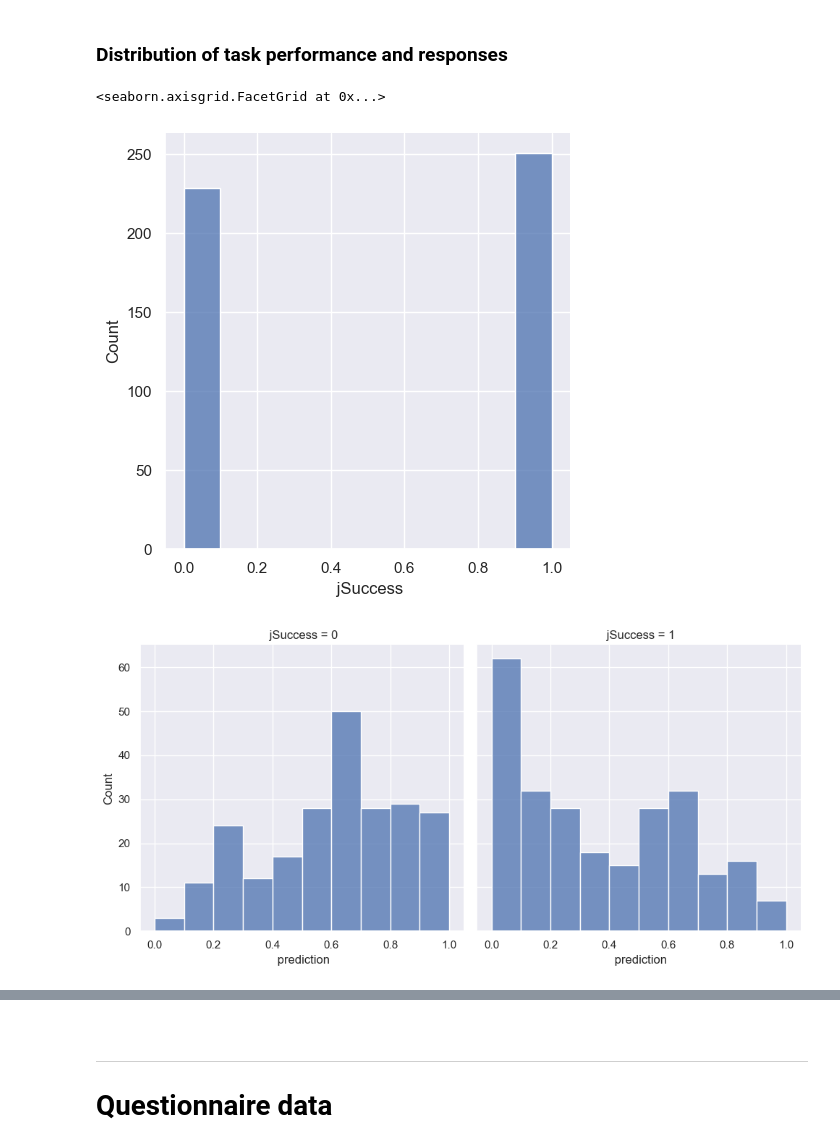
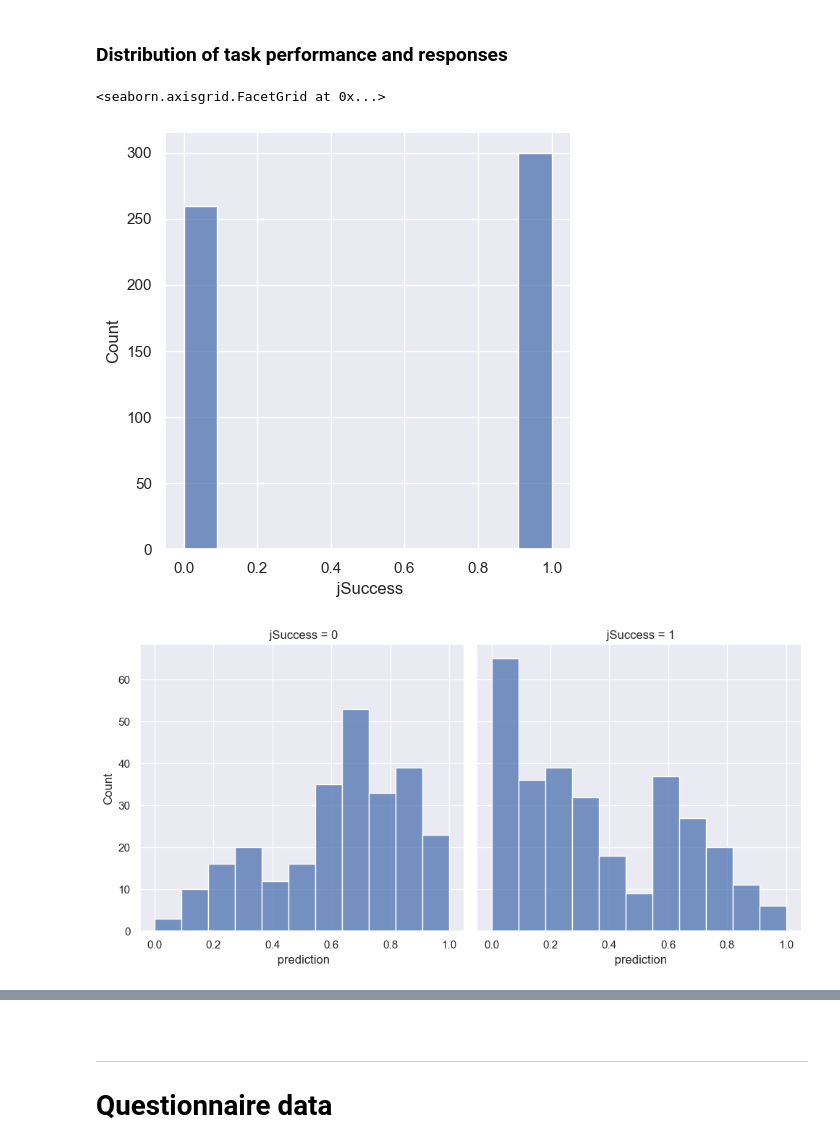
Before and after one commit to alexjhess/metac-data-prep, a Jupyter notebook: main.ipynb, the cells around one changed output, grey strips where cells are left out. Drawn from its saved outputs; the diff is of its cells as text; code cells hidden in the pictures.

```diff
--- a/main.ipynb
+++ b/main.ipynb
@@ -22,7 +22,7 @@ import glob
 # %%
 ## BEHAVIOURAL DATA
 
-ids = ["9004", "9006", "9009", "9010", "9011", "9012"]
+ids = ["9004", "9006", "9009", "9010", "9011", "9012", "9013"]
 # data not yet transferred:
 # incomplete internal pilot data sets: 9003, 9007, 9008
 
@@ -187,23 +180,14 @@ sns.relplot(
 ### Distribution of task performance and responses
 # %%
 # distr of success/failures
-sns.displot(
-    data=df,
-    x=" jSuccess",
-)
+sns.displot(data=df, x=" jSuccess")
 
 # distr of predictions
-sns.displot(
-    data=df,
-    x=" prediction", col=" jSuccess",
-)
+sns.displot(data=df, x=" prediction", col=" jSuccess")
 
 # distr of control ratings
-sns.displot(
-    data=df,
-    x=" control", col=" jSuccess",
-)
+sns.displot(data=df, x=" control", col=" jSuccess")
 # %% [output]
 <seaborn.axisgrid.FacetGrid at 0x...>
-[figure, old version]
+[figure, new version]
-[figure, old version]
+[figure, new version]
```
Also changed, not shown: parts of 5 cells of this notebook.
